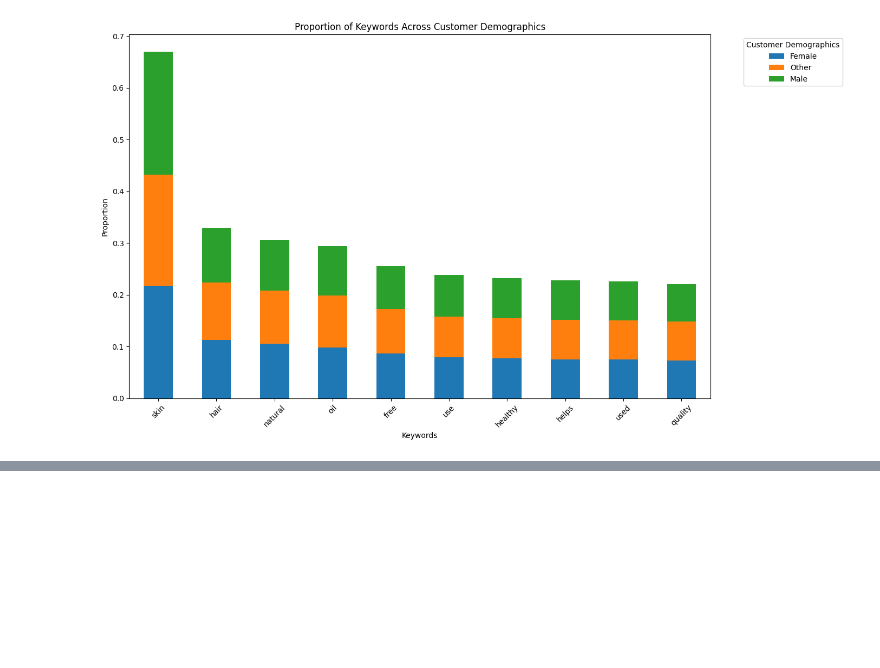
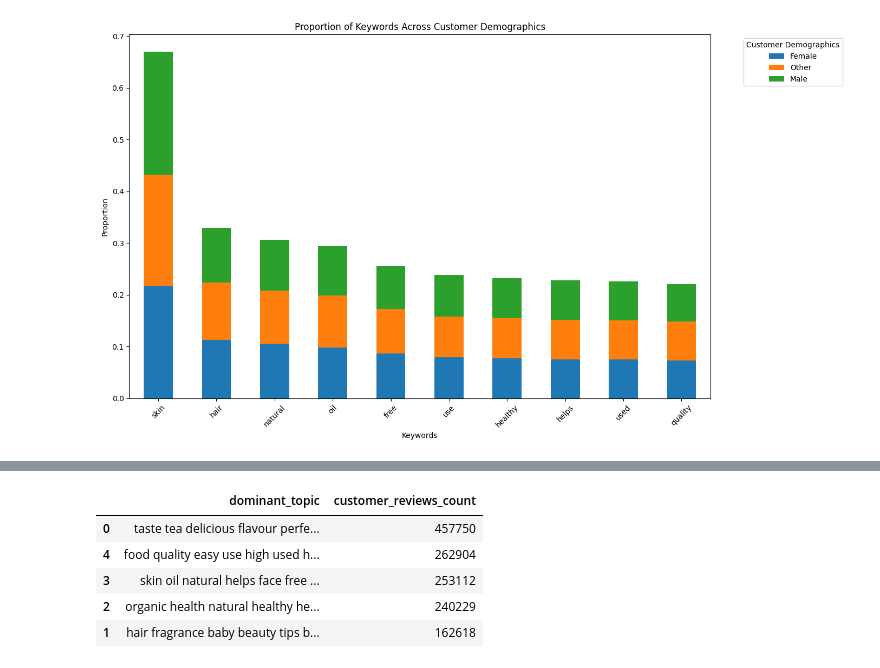
Before and after one commit to viraj19r/market_pulse, a Jupyter notebook: product_description.ipynb, the cells around one changed output, grey strips where cells are left out. Drawn from its saved outputs; the diff is of its cells as text; code cells hidden in the pictures; blank space fills up the shorter version.

```diff
--- a/product_description.ipynb
+++ b/product_description.ipynb
@@ -130,0 +137,7 @@ plt.show()
+# %%
+data = pd.read_csv('data.csv')
+# %%
+data['product_description'] = data['product_description'].fillna('no description')
+data['customer_reviews_count'] = pd.to_numeric(data['customer_reviews_count'], errors='coerce')
+# %%
+data['description_length'] = data['product_description'].apply(len)
@@ -130,0 +191,41 @@ plt.show()
+# %%
+# Assign the most dominant topic to each product
+topic_results = lda.transform(dtm)
+data['dominant_topic'] = topic_results.argmax(axis=1)
+
+# Aggregate the customer reviews count by the assigned topics
+topic_review_counts = data.groupby('dominant_topic')['customer_reviews_count'].sum().reset_index()
+
+# Sort the results to see which topics have the highest review counts
+topic_review_counts = topic_review_counts.sort_values(by='customer_reviews_count', ascending=False)
+
+# Display the aggregated review counts by topic
+topic_review_counts
+
+# Topic 0:
+# taste tea delicious flavour perfect chocolate healthy snack make protein
+# Topic 1:
+# hair fragrance baby beauty tips bigbasket long https day tricks
+# Topic 2:
+# organic health natural healthy helps rice used oil rich free
+# Topic 3:
+# skin oil natural helps face free wash anti soft germs
+# Topic 4:
+# food quality easy use high used home steel safe kitchen
+# map topic_review_counts to topic names
+topic_review_counts['dominant_topic'] = topic_review_counts['dominant_topic'].map({
+    0: 'taste tea delicious flavour perfect chocolate healthy snack make protein(Food & Beverages & Flavorful Products)',
+    1: 'hair fragrance baby beauty tips bigbasket long https day tricks(Beauty & Personal Care)',
+    2: 'organic health natural healthy helps rice used oil rich free(Health & Wellness)',
+    3: 'skin oil natural helps face free wash anti soft germs(Beauty & Personal Care)',
+    4: 'food quality easy use high used home steel safe kitchen(Home & Kitchen)'
+})
+# %%
+topic_review_counts
+# %% [output]
+|  | dominant_topic | customer_reviews_count |
+| 0 | taste tea delicious flavour perfe... | 457750 |
+| 4 | food quality easy use high used h... | 262904 |
+| 3 | skin oil natural helps face free ... | 253112 |
+| 2 | organic health natural healthy he... | 240229 |
+| 1 | hair fragrance baby beauty tips b... | 162618 |
```
Also changed, not shown: parts of 23 cells of this notebook, 4 other files.
